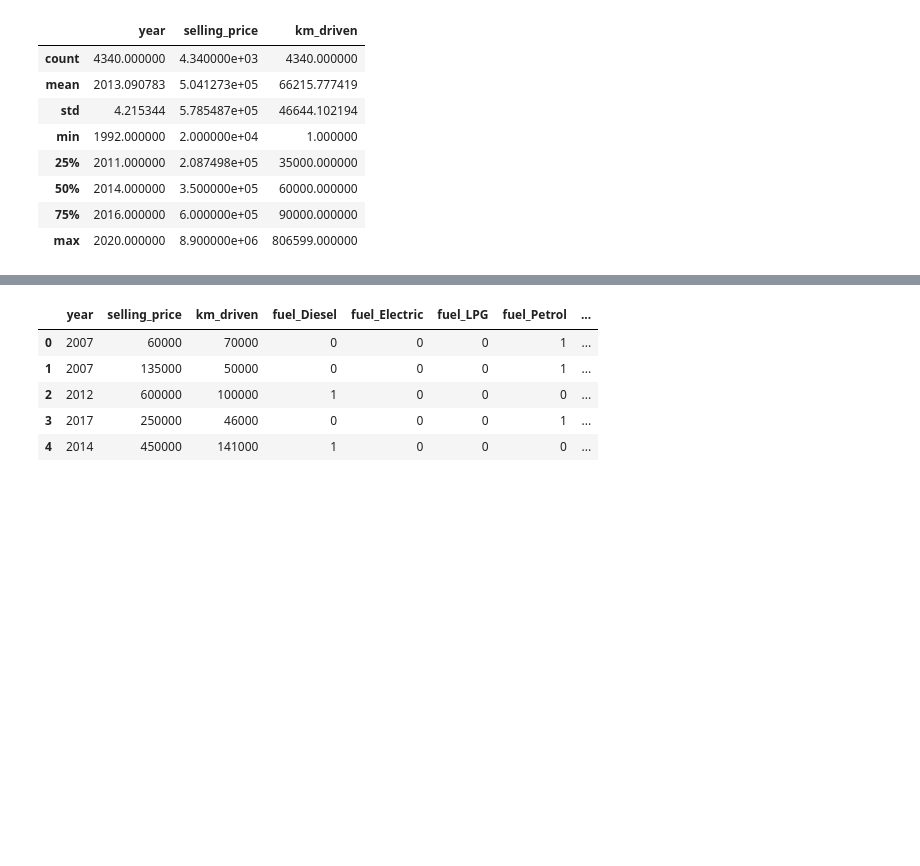
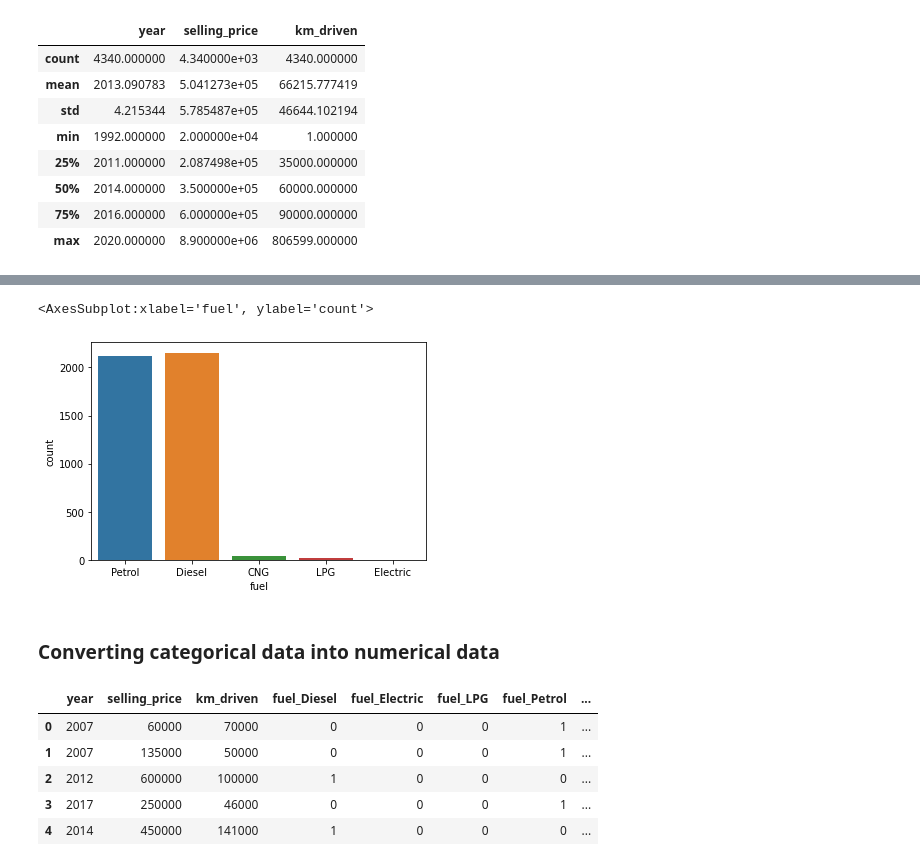
Before and after one commit to Shivang-Agarwal11/ML-Deep-Learning, a Jupyter notebook: ML/carprice/car_dekho.ipynb, the cells around one changed output, grey strips where cells are left out. Saved outputs shown, nothing was run; the diff lists cells and outputs as text; code cells hidden in the pictures; blank space fills up the shorter version.

```diff
--- a/ML/carprice/car_dekho.ipynb
+++ b/ML/carprice/car_dekho.ipynb
@@ -51,3 +72,11 @@ car_dekho.describe()
+# %%
+#Plotting the unique values in fuel column
+sb.countplot(x='fuel',data=car_dekho)
+# %% [output]
+<AxesSubplot:xlabel='fuel', ylabel='count'>
+[figure, added]
+# %% [markdown]
+### Converting categorical data into numerical data
 # %%
 car_dekho=pd.get_dummies(car_dekho,drop_first=True,columns=['fuel','seller_type','transmission'])
 # %%
```
Also changed, not shown: parts of 28 cells of this notebook.
